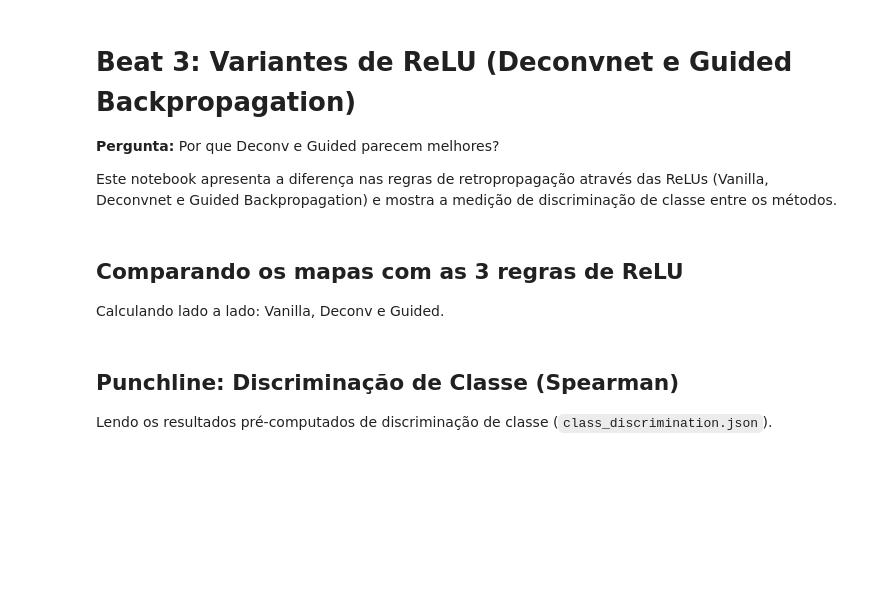
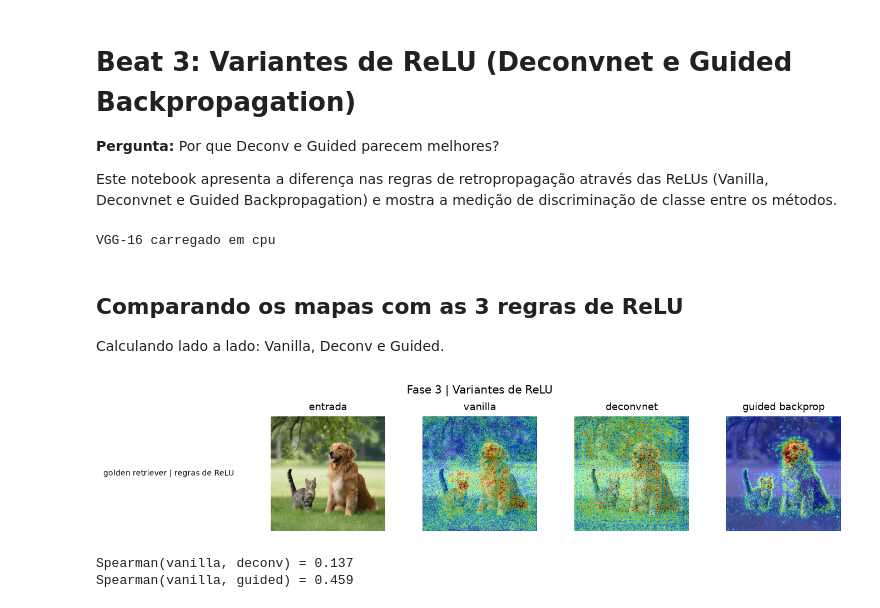
Before and after one commit to Vinic1usTavares/GradCAM-Study, a Jupyter notebook: notebooks/02_relus.ipynb, the cells around one changed output. Cells and saved outputs as stored; diff of their text form; code cells hidden in the pictures; blank space fills up the shorter version.

```diff
--- a/notebooks/02_relus.ipynb
+++ b/notebooks/02_relus.ipynb
@@ -5,22 +5,29 @@
 
 Este notebook apresenta a diferença nas regras de retropropagação através das ReLUs (Vanilla, Deconvnet e Guided Backpropagation) e mostra a medição de discriminação de classe entre os métodos.
 # %%
+import os
 import sys
-import os
+
 sys.path.append(os.path.abspath('.'))
 sys.path.append(os.path.abspath('notebooks'))
-import deck
+
 import torch
 import matplotlib.pyplot as plt
 from PIL import Image
-from gradcam.models import load_model, preprocess
-from gradcam.saliency import saliency
-from gradcam.viz import scale_for_display, gray_rgb
+
+import deck
+from gradcam import saliency_map_fn
+from gradcam.metrics import spearman
+from gradcam.models import load_model, preprocess, imagenet_labels, resolve_class
+from gradcam.viz import figure_grid, overlay, tensor_to_numpy
+from gradcam.models import denormalize
 
 device = torch.device("cuda" if torch.cuda.is_available() else "cpu")
 model = load_model("vgg16", device=device)
-model.eval()
-print("Ambiente carregado para Beat 3 (Variantes de ReLU).")
+labels = imagenet_labels()
+print(f"VGG-16 carregado em {device}")
+# %% [output]
+VGG-16 carregado em cpu
 # %% [markdown]
 ## Comparando os mapas com as 3 regras de ReLU
 
@@ -50,4 +34,0 @@ deck.show(fig)
-# %% [markdown]
-## Punchline: Discriminação de Classe (Spearman)
-
-Lendo os resultados pré-computados de discriminação de classe (`class_discrimination.json`).
@@ -58,0 +35,44 @@ for method, vals in metrics.items():
+# %%
+base = "notebooks/assets" if os.path.isdir("notebooks/assets") else "assets"
+image = Image.open(os.path.join(base, "cat_dog.jpg")).convert("RGB")
+x = preprocess(image)
+image_rgb = tensor_to_numpy(denormalize(x))
+
+class_top1 = int(model(x).argmax(dim=1))
+class_alt = resolve_class("tennis ball", labels)
+
+vanilla_fn = saliency_map_fn("vanilla")
+deconv_fn = saliency_map_fn("deconv")
+guided_fn = saliency_map_fn(
+    "guided"
+)
+
+v_map = vanilla_fn(model, x, class_top1).detach()
+d_map = deconv_fn(model, x, class_top1).detach()
+g_map = guided_fn(model, x, class_top1).detach()
+
+DISPLAY_HIGH, DISPLAY_GAMMA = 0.99, 0.5
+
+fig = figure_grid(
+    [
+        [
+            image_rgb,
+            overlay(image_rgb, v_map, high=DISPLAY_HIGH, gamma=DISPLAY_GAMMA),
+            overlay(image_rgb, d_map, high=DISPLAY_HIGH, gamma=DISPLAY_GAMMA),
+            overlay(image_rgb, g_map, high=DISPLAY_HIGH, gamma=DISPLAY_GAMMA),
+        ]
+    ],
+    col_titles=("entrada", "vanilla", "deconvnet", "guided backprop"),
+    row_titles=[f"{labels[class_top1]} | regras de ReLU"],
+    suptitle="Fase 3 | Variantes de ReLU",
+)
+plt.show()
+
+rho_vd = spearman(v_map, d_map)
+rho_vg = spearman(v_map, g_map)
+print(f"Spearman(vanilla, deconv) = {rho_vd:.3f}")
+print(f"Spearman(vanilla, guided) = {rho_vg:.3f}")
+# %% [output]
+[figure, added]
+Spearman(vanilla, deconv) = 0.137
+Spearman(vanilla, guided) = 0.459
```
Also changed, not shown: parts of 4 cells of this notebook, 9 other files.
